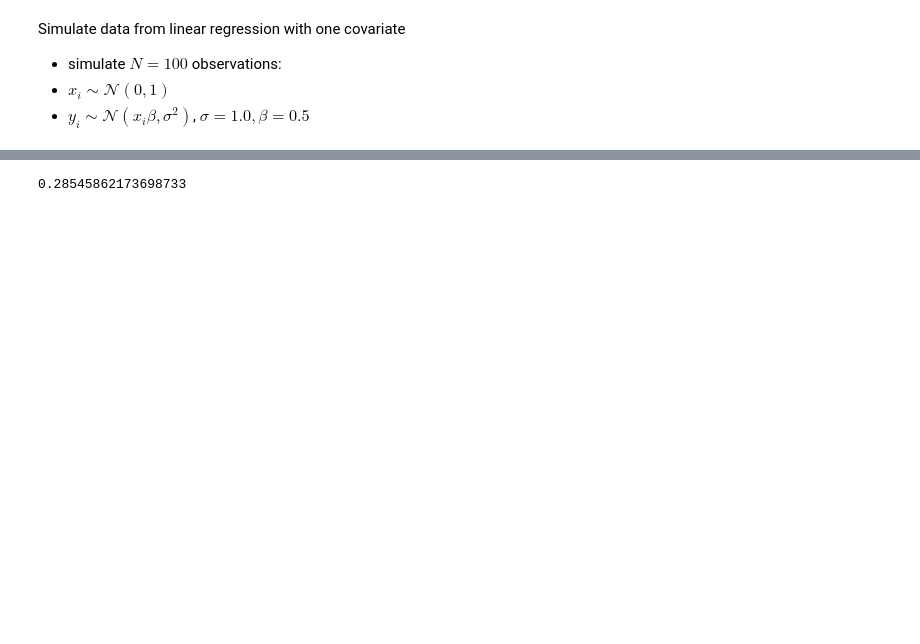
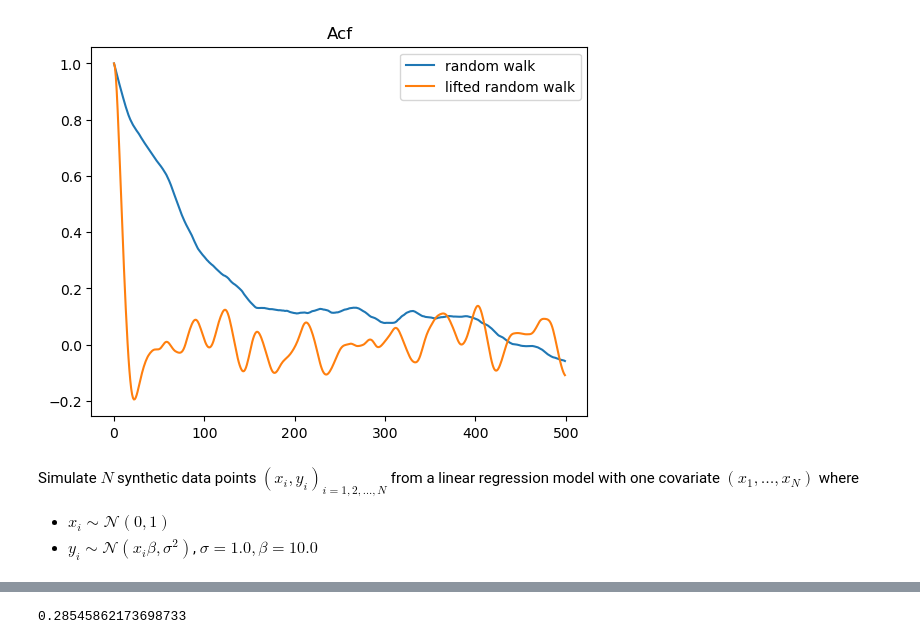
Before and after one commit to SebaGraz/PDMP_workshop, a Jupyter notebook: PDMP_workshop.ipynb, the cells around one changed output, grey strips where cells are left out. Saved outputs shown, nothing was run; the diff lists cells and outputs as text; code cells hidden in the pictures; blank space fills up the shorter version.

```diff
--- a/PDMP_workshop.ipynb
+++ b/PDMP_workshop.ipynb
@@ -75,10 +122,29 @@ print(traj)
 # %%
 # SOLUTIONS WITH MARKS
+# autocorr_rw = np.correlate(trajectory_rw[0:1000], trajectory_rw[0:1000], mode='full')
+# autocorr_rw = autocorr_rw/max(autocorr_rw)
+max_lag = 2000
+full_acf_rw = np.correlate(trajectory_rw[0:max_lag], trajectory_rw[0:max_lag], mode='full')
+acf_rw = full_acf_rw[full_acf_rw.size // 2:]
+acf_rw = acf_rw/max(acf_rw)
+
+full_acf_lrw = np.correlate(trajectory_lrw[0:max_lag], trajectory_lrw[0:max_lag], mode='full')
+acf_lrw = full_acf_lrw[full_acf_lrw.size // 2:]
+acf_lrw = acf_lrw/max(acf_lrw)
+# autocorr_lrw = np.correlate(trajectory_lrw[0:1000], trajectory_lrw[0:1000], mode='full')
+# autocorr_lrw = autocorr_lrw/max(autocorr_lrw)
+
+plt.plot(acf_rw[0:500], label = "random walk")
+plt.plot(acf_lrw[0:500], label = "lifted random walk")
+plt.title('Acf')
+plt.legend()
+plt.show()
+# %% [output]
+[figure, added]
 # %% [markdown]
-Simulate data from linear regression with one covariate
-- simulate $N=100$ observations:
+Simulate $N$ synthetic data points $(x_i,y_i)_{i=1,2,\dots,N}$ from a linear regression model with one covariate $(x_1,\dots,x_N)$ where
 - $x_i \sim \mathcal{N}(0,1)$
-- $y_i \sim \mathcal{N}(x_i\beta, \sigma^2)$, $\sigma = 1.0, \beta = 0.5$
+- $y_i \sim \mathcal{N}(x_i\beta, \sigma^2)$, $\sigma = 1.0, \beta = 10.0$
 # %%
 # template for simulating data
 # use numpy.random.normal
```
Also changed, not shown: parts of 30 cells of this notebook, 1 other file.
